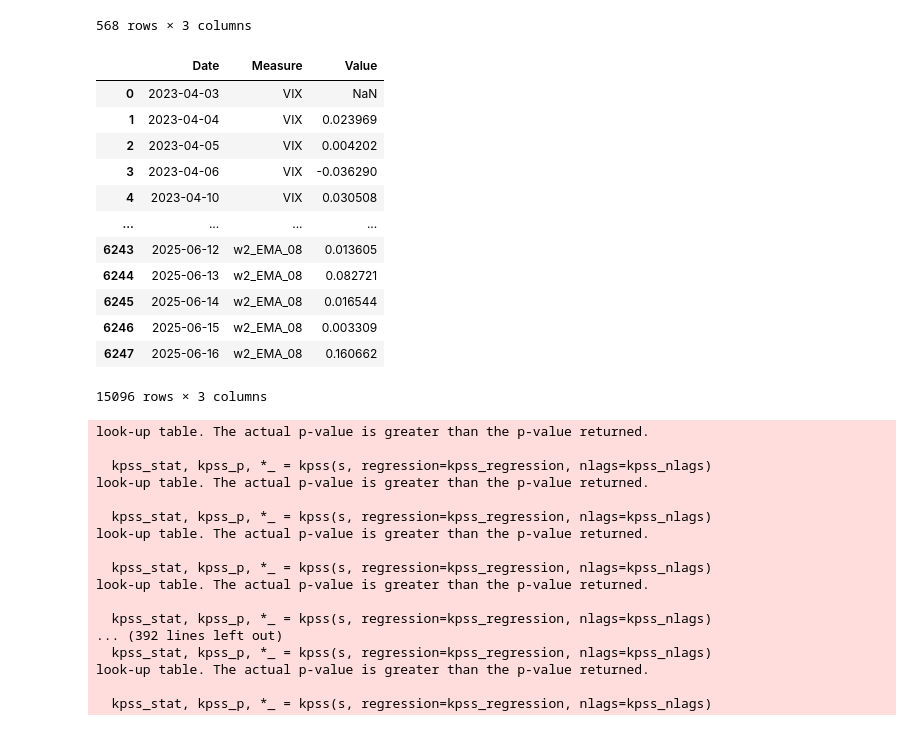
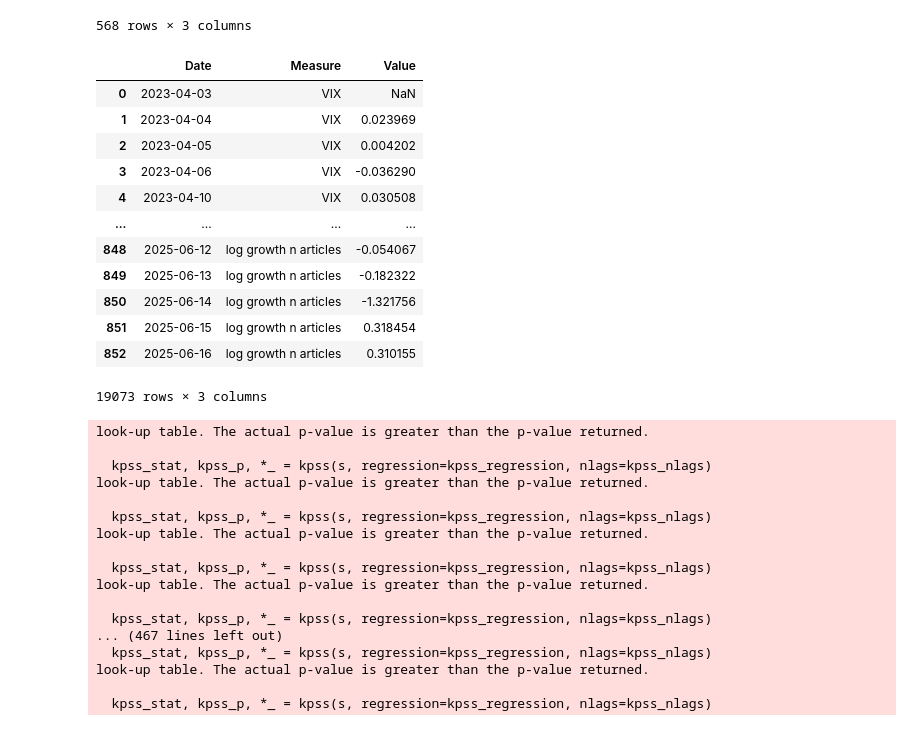
Before and after one commit to LarsIX/narrative_index, a Jupyter notebook: notebooks/stationarity_testing.ipynb, the cells around one changed output. Drawn from its saved outputs; the diff is of its cells as text; code cells hidden in the pictures.

```diff
--- a/notebooks/stationarity_testing.ipynb
+++ b/notebooks/stationarity_testing.ipynb
@@ -35,7 +35,7 @@ for var in vars:
     aini_dfs[var] = df
 
 # target cols
-target_cols_aini = ["EMA_02","EMA_08","normalized_AINI_z"]
+target_cols_aini = ["EMA_02","EMA_08","normalized_AINI"]
 aini_data_test = list()
 
 # iterate through models and variables
@@ -70,3 +70,23 @@ aini_data_test
+# %%
+# n articles
+n_art = pd.read_csv(var_path / "n_articles.csv")
+n_art["Date"] = pd.to_datetime(n_art["date"], errors="coerce")
+
+# ensure types and order
+n_art["n_articles"] = pd.to_numeric(n_art["n_articles"], errors="coerce")
+n_art = n_art.sort_values(["Date"]).reset_index(drop=True)
+
+# log growth
+n_art["log_count_growth"] = (
+    n_art["n_articles"]
+            .transform(lambda s: np.log(s).diff())
+)
+
+n_art_test = pd.DataFrame()
+n_art_test["Date"] = n_art["Date"]
+n_art_test["measure"] = "log growth n articles"
+n_art_test["value"] = n_art["log_count_growth"]
+n_art_test.to_csv(var_path / "n_articles_log.csv")
 # %%
 # fin data
 fin_path = data_path / "raw" / "financial" / "full_daily_2023_2025.csv"
@@ -150,23 +170,23 @@ vix_data_test
 568 rows × 3 columns
 # %%
 # concat all
-test_all = pd.concat([vix_data_test,fin_data_test,aini_data_test])
+test_all = pd.concat([vix_data_test,fin_data_test,aini_data_test,n_art_test])
 test_all = test_all.rename({"measure":"Measure","value":"Value"},axis=1)
 test_all
 # %% [output]
 |  | Date | Measure | Value |
 | 0 | 2023-04-03 | VIX | NaN |
 | 1 | 2023-04-04 | VIX | 0.023969 |
 | 2 | 2023-04-05 | VIX | 0.004202 |
 | 3 | 2023-04-06 | VIX | -0.036290 |
 | 4 | 2023-04-10 | VIX | 0.030508 |
 | ... | ... | ... | ... |
-| 6243 | 2025-06-12 | w2_EMA_08 | 0.013605 |
-| 6244 | 2025-06-13 | w2_EMA_08 | 0.082721 |
-| 6245 | 2025-06-14 | w2_EMA_08 | 0.016544 |
-| 6246 | 2025-06-15 | w2_EMA_08 | 0.003309 |
-| 6247 | 2025-06-16 | w2_EMA_08 | 0.160662 |
+| 848 | 2025-06-12 | log growth n articles | -0.054067 |
+| 849 | 2025-06-13 | log growth n articles | -0.182322 |
+| 850 | 2025-06-14 | log growth n articles | -1.321756 |
+| 851 | 2025-06-15 | log growth n articles | 0.318454 |
+| 852 | 2025-06-16 | log growth n articles | 0.310155 |
-15096 rows × 3 columns
+19073 rows × 3 columns
 # %%
 combined = build_stationarity_html(
     df=test_all,
@@ -187,7 +207,7 @@ look-up table. The actual p-value is greater than the p-value returned.
 look-up table. The actual p-value is greater than the p-value returned.
 
   kpss_stat, kpss_p, *_ = kpss(s, regression=kpss_regression, nlags=kpss_nlags)
-... (392 lines left out)
+... (467 lines left out)
   kpss_stat, kpss_p, *_ = kpss(s, regression=kpss_regression, nlags=kpss_nlags)
 look-up table. The actual p-value is greater than the p-value returned.
 
```
Also changed, not shown: parts of 1 cell of this notebook, 50 other files.
